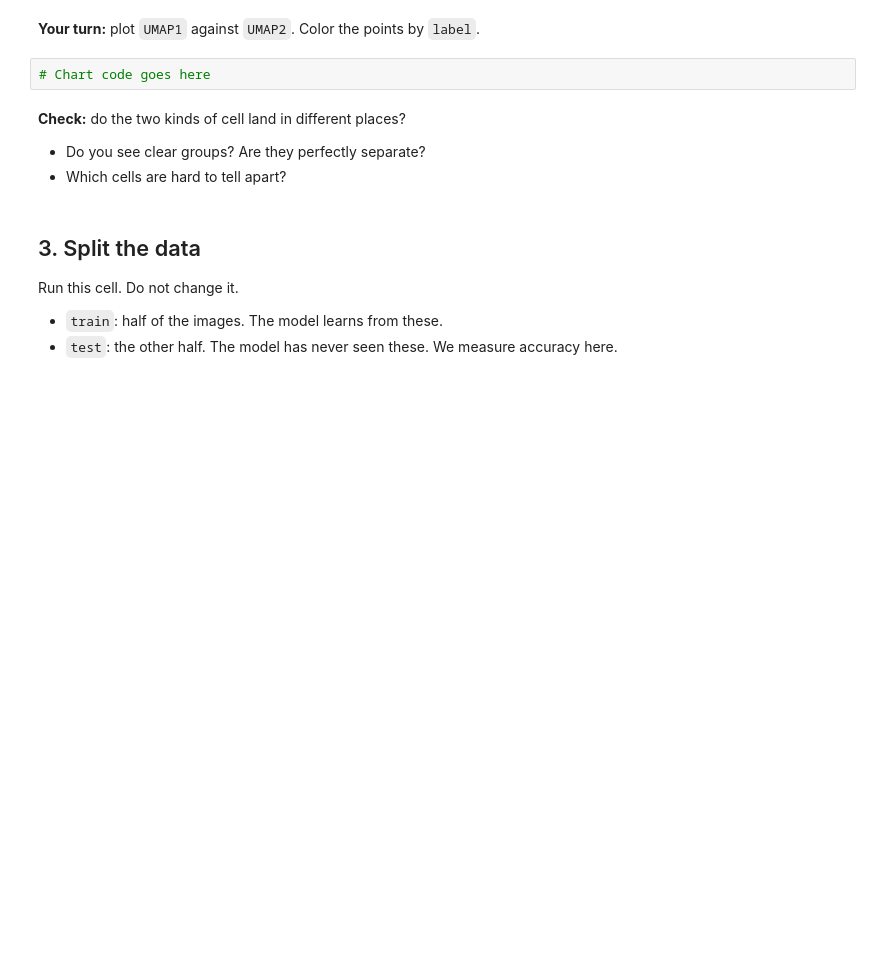
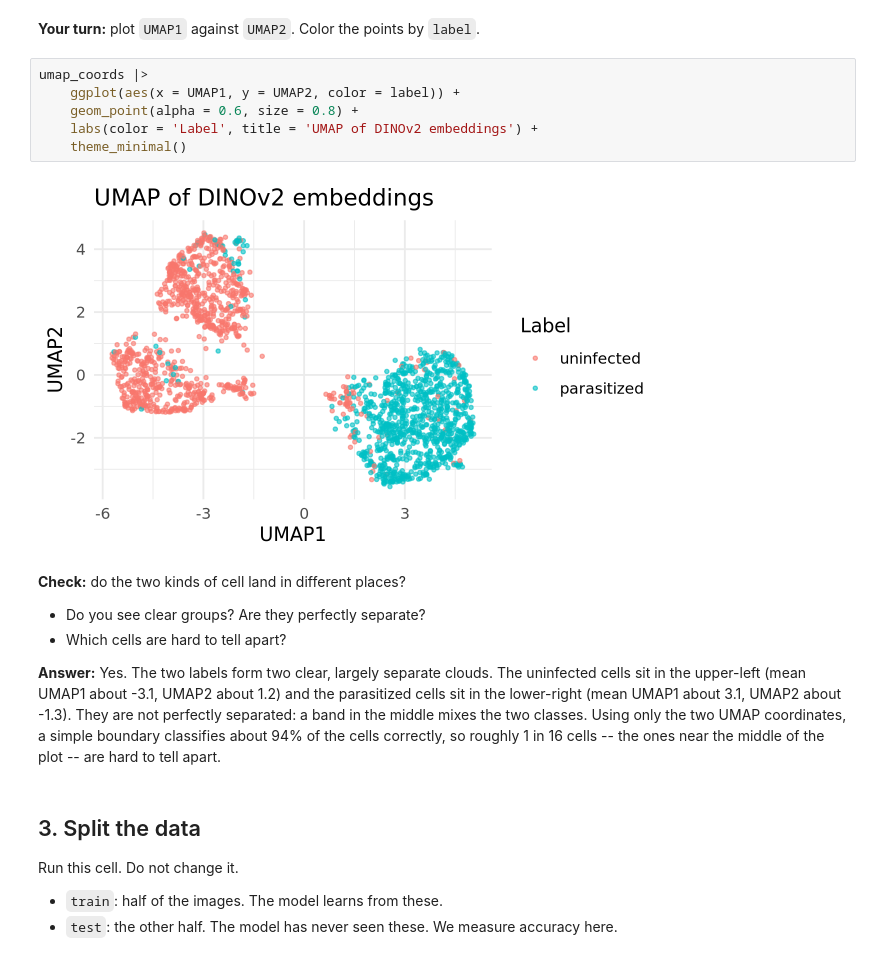
Before and after one commit to Renee0828/codespace, a Jupyter notebook: exercises/17-encoder-exercise.ipynb, the cells around one changed output. Cells and saved outputs as stored; diff of their text form; blank space fills up the shorter version.

```diff
--- a/exercises/17-encoder-exercise.ipynb
+++ b/exercises/17-encoder-exercise.ipynb
@@ -44,12 +89,20 @@ umap_coords |> head()
 # %% [markdown]
 **Your turn:** plot `UMAP1` against `UMAP2`. Color the points by `label`.
 # %%
-# Chart code goes here
+umap_coords |>
+    ggplot(aes(x = UMAP1, y = UMAP2, color = label)) +
+    geom_point(alpha = 0.6, size = 0.8) +
+    labs(color = 'Label', title = 'UMAP of DINOv2 embeddings') +
+    theme_minimal()
+# %% [output]
+[figure, added]
 # %% [markdown]
 **Check:** do the two kinds of cell land in different places?
 
 - Do you see clear groups? Are they perfectly separate?
 - Which cells are hard to tell apart?
+
+**Answer:** Yes. The two labels form two clear, largely separate clouds. The uninfected cells sit in the upper-left (mean UMAP1 about -3.1, UMAP2 about 1.2) and the parasitized cells sit in the lower-right (mean UMAP1 about 3.1, UMAP2 about -1.3). They are not perfectly separated: a band in the middle mixes the two classes. Using only the two UMAP coordinates, a simple boundary classifies about 94% of the cells correctly, so roughly 1 in 16 cells -- the ones near the middle of the plot -- are hard to tell apart.
 # %% [markdown]
 ## 3. Split the data
 
```
Also changed, not shown: parts of 10 cells of this notebook, 2 other files.
